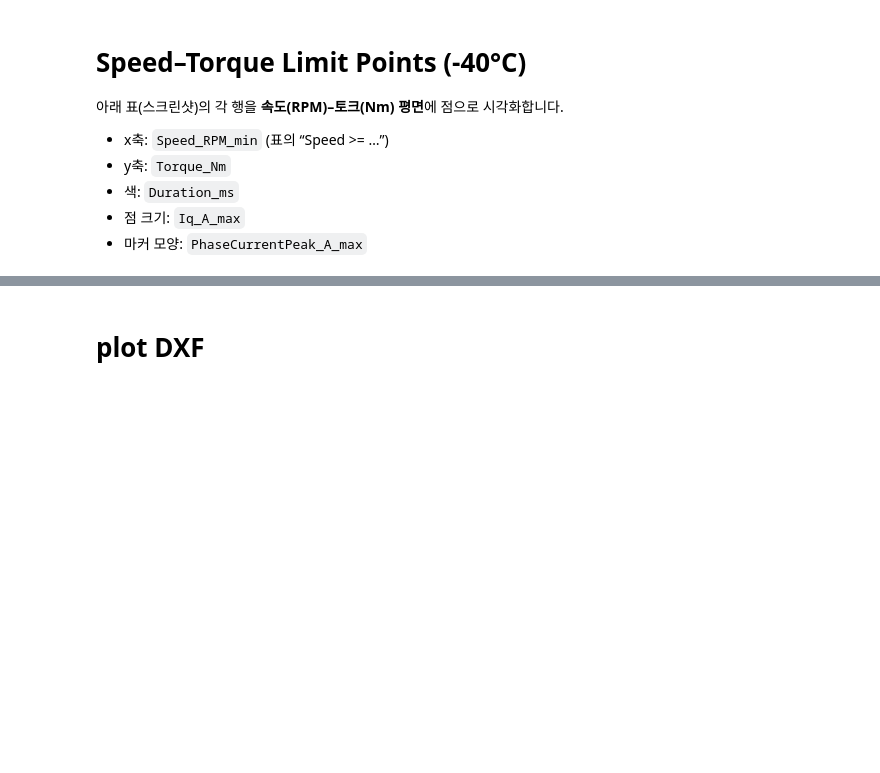
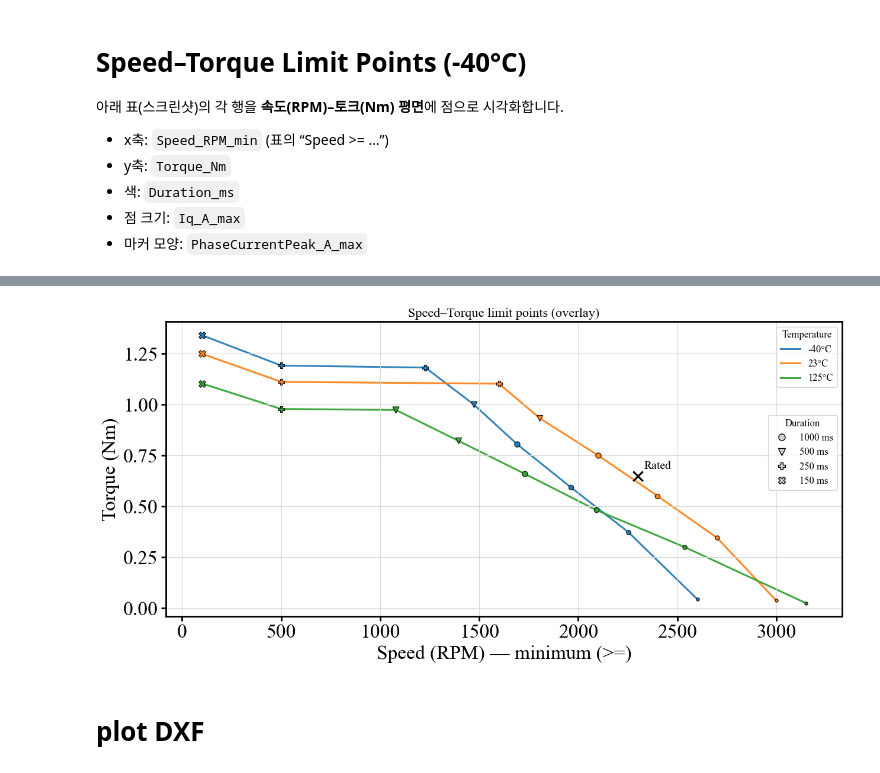
Before and after one commit to enjoyneer87/eMach, a Jupyter notebook: mlxperPJT/dfams/MelecReqCheck.ipynb, the cells around one changed output, grey strips where cells are left out. Cells and saved outputs as stored; diff of their text form; code cells hidden in the pictures; blank space fills up the shorter version.

```diff
--- a/mlxperPJT/dfams/MelecReqCheck.ipynb
+++ b/mlxperPJT/dfams/MelecReqCheck.ipynb
@@ -70,68 +75,10 @@ df_m40
 import matplotlib.pyplot as plt
 from matplotlib.lines import Line2D
 
+from tools.motorCAD.pyMCAD.melec_req_check import style_axes, plot_speed_torque_limit_overlay
+
 plt.rcParams["font.family"] = "Times New Roman"
 plt.rcParams["svg.fonttype"] = "none"  # keep text as text in SVG
-
-def style_axes(ax):
-    ax.set_facecolor("white")
-    for spine in ax.spines.values():
-        spine.set_linewidth(2.0)
-    ax.tick_params(direction="out", width=2.0, length=6, labelsize=24)
-    ax.grid(True, which="both", color="0.85", linewidth=0.8)
-    ax.set_xlabel("Speed (RPM) — minimum (>=)", fontsize=24)
-    ax.set_ylabel("Torque (Nm)", fontsize=24)
-
-
-def plot_speed_torque_limit_overlay(ax, df_in: pd.DataFrame, temp_label: str, color: str, label_dy: int):
-    # Connect points with a line (sorted by speed)
-    df_line = df_in.sort_values(["Speed_RPM_min", "Torque_Nm"], ascending=[True, True]).reset_index(drop=True)
-    (line,) = ax.plot(
-        df_line["Speed_RPM_min"],
-        df_line["Torque_Nm"],
-        color=color,
-        linewidth=2.2,
-        alpha=0.9,
-        zorder=1,
-        label=temp_label,
-    )
-
-    # Duration -> marker (so duration can live in the legend)
-    marker_by_duration = {1000: "o", 500: "v", 250: "P", 150: "X"}
-
-    def label_offset(speed_rpm: float, torque_nm: float) -> tuple[int, int]:
-        # Base offset + per-temperature dy to reduce collisions in overlay
-        s = int(round(speed_rpm))
-        if s == 1000 and abs(torque_nm - 1.191) < 1e-3:
-            return (6, -12 + label_dy)
-        return (6, 4 + label_dy)
-
-    # Scatter all points + annotate torque@rpm (duration removed)
-    for _, row in df_in.iterrows():
-        speed = float(row["Speed_RPM_min"])
-        torque = float(row["Torque_Nm"])
-        dur = int(row["Duration_ms"])
-        mk = marker_by_duration.get(dur, "o")
-        size = 10 + (float(row["Iq_A_max"]) / float(df_in["Iq_A_max"].max())) * 60
-
-        ax.scatter(
-            speed, torque, s=size, marker=mk,
-            color=color, edgecolor="black", linewidth=0.8, alpha=0.95,
-            zorder=2,
-        )
-
-        dx, dy = label_offset(speed, torque)
-        # ax.annotate(
-        #     f"{torque:.3f}Nm@{int(speed)}rpm",
-        #     (speed, torque),
-        #     textcoords="offset points",
-        #     xytext=(dx, dy),
-        #     fontsize=12,
-        #     bbox=dict(facecolor="white", alpha=0.01, edgecolor="none", pad=0.8),
-        # )
-
-    return line
-
 
 fig, ax = plt.subplots(figsize=(12.8, 6.3))
 style_axes(ax)
@@ -169,33 +116,35 @@ ax.annotate(
 
 ax.set_title("Speed–Torque limit points (overlay)", fontsize=16)
 
 # Two legends: Temperature (line color) + Duration (marker shape)
 temp_legend = ax.legend(
     handles=temp_lines, title="Temperature",
     loc="upper right", bbox_to_anchor=(1.0, 1.0),
     frameon=True, fontsize=12, title_fontsize=12,
  )
 ax.add_artist(temp_legend)
 
 duration_order = [1000, 500, 250, 150]
 duration_marker = {1000: "o", 500: "v", 250: "P", 150: "X"}
 duration_handles = [
     Line2D([0], [0], marker=duration_marker[d], linestyle="None",
            markerfacecolor="lightgray", markeredgecolor="black", markersize=8, label=f"{d} ms")
     for d in duration_order
  ]
 ax.legend(
     handles=duration_handles, title="Duration",
     loc="upper right", bbox_to_anchor=(1.0, 0.70),
     frameon=True, fontsize=12, title_fontsize=12,
  )
 
 plt.tight_layout()
 
 # Save as SVG next to this notebook's working directory
 fig.savefig("speed_torque_overlay.svg", format="svg", bbox_inches="tight")
 
 plt.show()
+# %% [output]
+[figure, added]
 # %% [markdown]
 # plot DXF
 # %%
```
Also changed, not shown: parts of 23 cells of this notebook, 25 other files.
